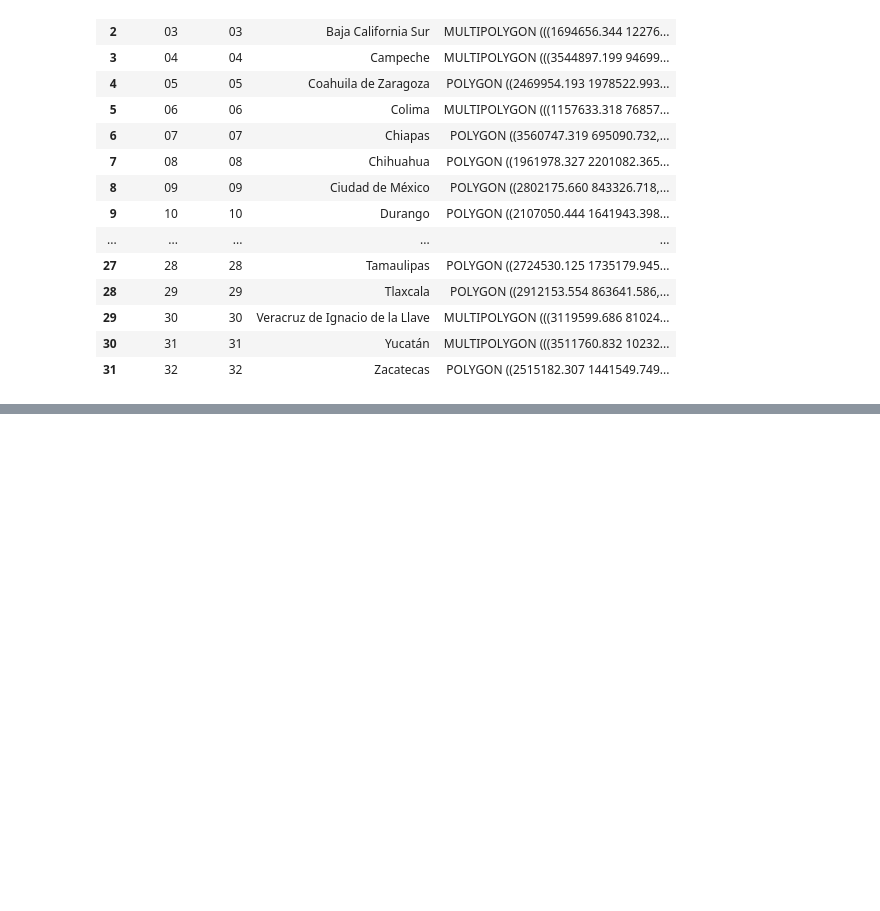
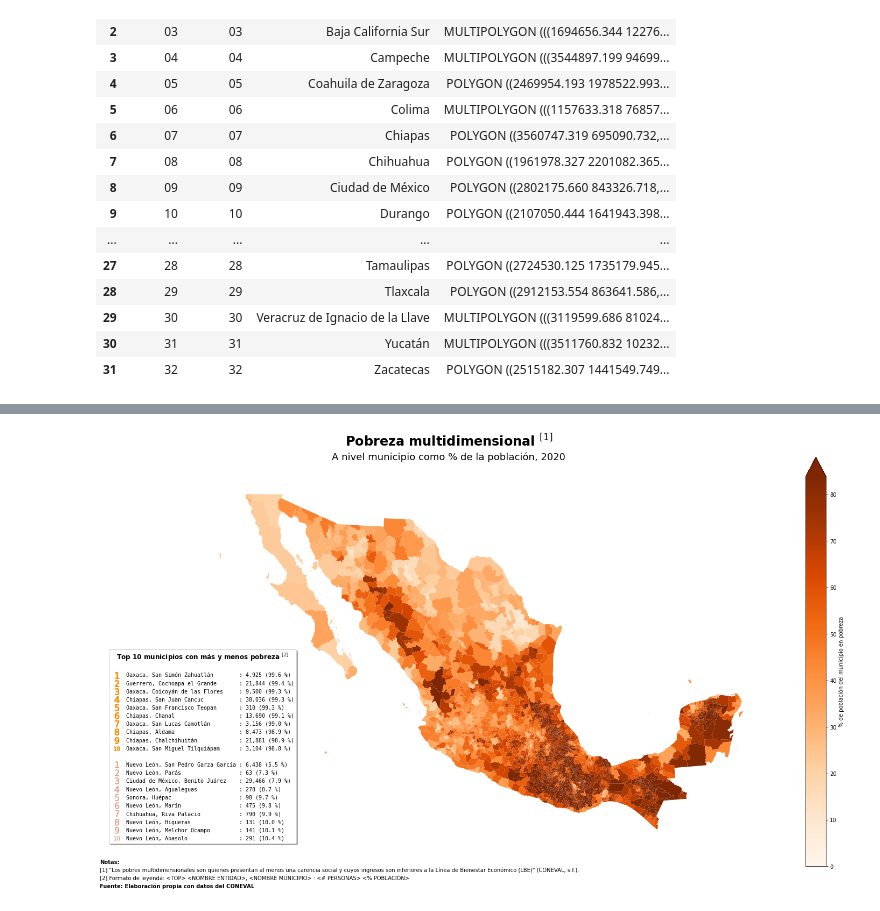
Before and after one commit to system-rowb/Data-Portfolio, a Jupyter notebook: Visualization/GEO_Pobreza_Mexico/GEO_pobreza_mexico.ipynb, the cells around one changed output, grey strips where cells are left out. Cells and saved outputs as stored; diff of their text form; code cells hidden in the pictures; blank space fills up the shorter version.

```diff
--- a/Visualization/GEO_Pobreza_Mexico/GEO_pobreza_mexico.ipynb
+++ b/Visualization/GEO_Pobreza_Mexico/GEO_pobreza_mexico.ipynb
@@ -268,0 +420,6 @@ plt.axis('off')
+# %%
+# Crea una columna con entidad y municipio unidos
+pobmun['entidad_municipio'] = pobmun.apply(lambda row: row['Entidad federativa'] + ', ' + row['Municipio'], axis = 1)
+# %%
+# Define la geometria del geodataframe
+pobmun.set_geometry('geometry', inplace = True)
@@ -268,0 +447,6 @@ plt.axis('off')
+# %%
+# Genera la tabla con los top 10 más pobres
+pobmun_legend_10_mas = pobmun_legend.sort_values('Pobreza - Porcentaje 2020', ascending = False).iloc[:HEAD]
+
+# muestra el top 10 mas pobre
+pobmun_legend_10_mas
@@ -268,0 +465,6 @@ plt.axis('off')
+# %%
+# Obten los top 10 menos pobres
+pobmun_legend_10_men = pobmun_legend.sort_values('Pobreza - Porcentaje 2020', ascending = True).iloc[:HEAD]
+
+# Muestra el top 10 menos pobre
+pobmun_legend_10_men
@@ -268,0 +483,80 @@ plt.axis('off')
+# %%
+# Crea una figura nuevaaa
+fig, ax = plt.subplots(figsize = (24, 14))
+
+# Gráfica la pobreza multidimensional
+pobmun.plot(column = 'Pobreza - Porcentaje 2020', ax = ax, cmap = 'Oranges', legend = True,
+            vmin = 0, vmax = pobmun['Pobreza - Porcentaje 2020'].quantile(0.8),
+            legend_kwds = {'label': '% de población del municipio en pobreza', 'extend': 'max'})
+
+# Obten el maximo de los top 10 municipios con mas pobreza
+pobmun_legend_10_mas_max = pobmun_legend_10_mas["entidad_municipio"].str.len().max()
+
+# Obten el maximo de los top 10 municipios con menos pobreza
+pobmun_legend_10_men_max = pobmun_legend_10_men["entidad_municipio"].str.len().max()
+
+# Obten el maximo de los maximos de top 10
+pobmun_legend_10_max = max([pobmun_legend_10_mas_max, pobmun_legend_10_men_max])
+
+handles = []
+
+top_ix = 1
+
+# Agrega los top 10 municipios con más pobreza
+for i, municipio in pobmun_legend_10_mas.iterrows():
+
+    label = f'{municipio["entidad_municipio"]:<{pobmun_legend_10_max}} : {municipio["pobreza_resumen"]}'
+
+    # Define la etiqueta de la leyenda
+    legend_label = Line2D([0], [0], linewidth = 0, marker = f'${top_ix}$', label = label, markersize = 12,
+                        color = 'darkorange')
+
+    # Agrega a la lista de handles para la leyenda
+    handles.append(legend_label)
+
+    # Agrega +1 al indice actual
+    top_ix += 1
+
+# Agrega una etiqueta vacia par separar entre mas pobres y menos
+handles.append(Line2D([0], [0], linewidth = 0))
+
+# Agrega los top 10 municipios con menos pobreza
+top_ix = 1
+
+# Agrega los top 10 municipios con menos pobreza
+for i, municipio in pobmun_legend_10_men.iterrows():
+
+    label = f'{municipio["entidad_municipio"]:<{pobmun_legend_10_max}} : {municipio["pobreza_resumen"]}'
+
+    # Define la etiqueta de la leyenda
+    legend_label = Line2D([0], [0], linewidth = 0, marker = f'${top_ix}$', label = label, markersize = 12,
+                        color = 'lightsalmon', markeredgecolor = 'black', markeredgewidth = 0.1)
+
+    # Agrega a la lista de handles para la leyenda
+    handles.append(legend_label)
+
+    # Agrega +1 al indice actual
+    top_ix += 1
+
+
+# Agrega titulo al mapa
+plt.figtext(0.4, 0.9,  'Pobreza multidimensional $^{[1]}$', size = 24, weight = 'bold', ha = 'center')
+plt.figtext(0.4, 0.875, 'A nivel municipio como % de la población, 2020', size = 18, ha = 'center')
+
+# Agregar notas a pie de pagina
+plt.figtext(0.025, 0.130, 'Notas:', weight = 'bold', ha = 'left')
+plt.figtext(0.025, 0.115, '[1] "Los pobres multidimensionales son quienes presentan al menos una carencia social y cuyos ingresos son inferiores a la Línea de Bienestar Económico (LBE)" (CONEVAL, s.f.).', ha = 'left')
+plt.figtext(0.025, 0.100, '[2] Formato de leyenda: <TOP> <NOMBRE ENTIDAD>, <NOMBRE MUNICIPIO> : <# PERSONAS> <% POBLACIÓN>', ha = 'left')
+plt.figtext(0.025, 0.085, 'Fuente: Elaboración propia con datos del CONEVAL', ha = 'left', weight = 'bold')
+
+# However, this only improves things slightly. This is because matplotlib is using a variable-width font by default,
+# meaning characters like m take up more space than characters like i. This is fixed by using a fixed-width font.
+# In matplotlib, this is achieved by:
+# pl.legend(legends, loc=1, prop={'family': 'monospace'})
+plt.legend(handles = handles, bbox_to_anchor = (-0.15, 0), loc = 'lower left', title = 'Top 10 municipios con más y menos pobreza $^{[2]}$\n', ncol = 1, shadow = True,
+           prop = {'family': 'monospace'}, title_fontproperties = {'weight': 'bold', 'size': 12})
+
+# Turn off the axis
+_ = plt.axis('off')
+# %% [output]
+[figure, added]
```
Also changed, not shown: parts of 29 cells of this notebook.
